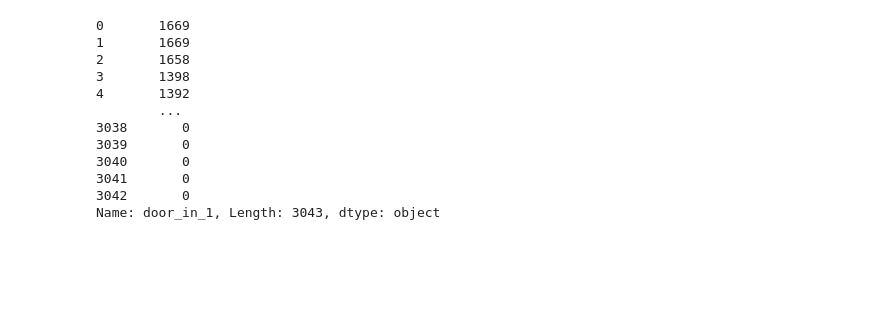
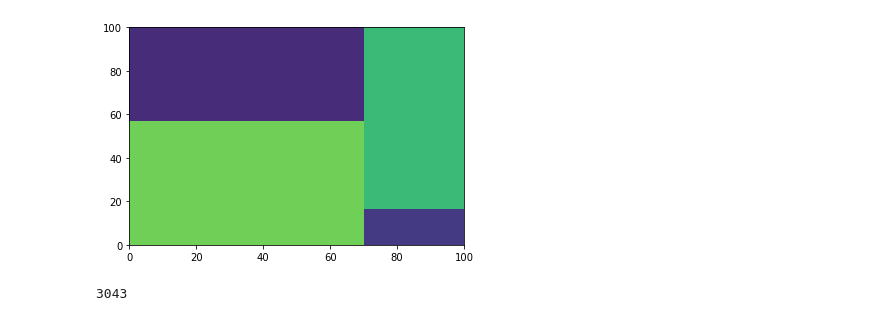
Before and after one commit to mmartelat/vdb_joha_marie, a Jupyter notebook: projetVdb.ipynb, the cells around one changed output. Drawn from its saved outputs; the diff is of its cells as text; code cells hidden in the pictures; blank space fills up the shorter version.

```diff
--- a/projetVdb.ipynb
+++ b/projetVdb.ipynb
@@ -487,11 +523,19 @@ import squarify
 
 #test treemap avec df
 dicoTaxoTest = getDicoTaxo(df)
-df3 = getDF(dicoTaxoTest)
+df4 = getDF(dicoTaxoTest)
 
 fig, ax = plt.subplots(1, figsize = (12,12))
-squarify.plot(sizes=df3['door_in_1'],
-              label=df[1],
+liste = []
+taille = len(df4['door_in_1'])
+for i in range(0,taille-1):
+    if df4['door_in_1'][i] == 0:
+        liste.append(1)
+    else:
+        liste.append(int(df4['door_in_1'][i]))
+
+squarify.plot(liste,
+              label=df4['Taxo'],
               alpha=.8 )
 plt.axis('off')
 plt.show()
@@ -541,18 +588,13 @@ colors = [cmap(norm(value)) for value in mat]
-# %%
-df2['door_in_1']
-# %% [output]
-0       1669
-1       1669
-2       1658
-3       1398
-4       1392
-        ...
-3038       0
-3039       0
-3040       0
-3041       0
-3042       0
-Name: door_in_1, Length: 3043, dtype: object
+# %%
+sizes = [40, 30, 5, 25]
+squarify.plot(sizes)
+plt.show()
+
+type(df4['door_in_1'][0])
+len(df4['door_in_1'])
+# %% [output]
+[figure, added]
+3043
 # %%
 import requests
 import pandas
```
Also changed, not shown: parts of 9 cells of this notebook.
